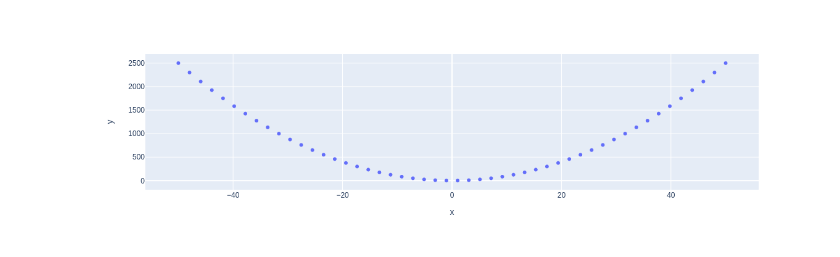
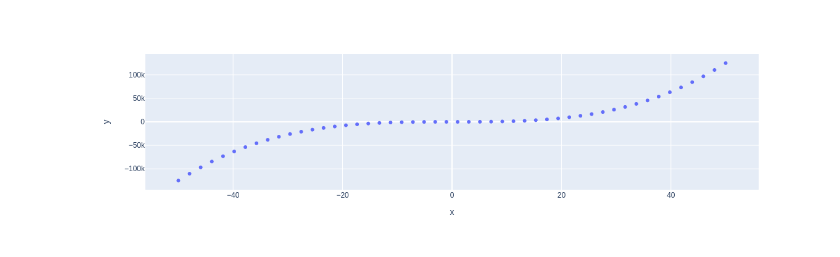
Before and after one commit to dialvare/my-notebooks-repo, a Jupyter notebook: experiment1.ipynb, the cells around one changed output. Drawn from its saved outputs; the diff is of its cells as text; code cells hidden in the pictures.

```diff
--- a/experiment1.ipynb
+++ b/experiment1.ipynb
@@ -4,7 +4,7 @@ import plotly.express as px
 
 x = np.linspace(start=-50, stop=50)
 
-y = x ** 2
+y = x ** 3
 
 fig = px.scatter(x=x, y=y)
 
@@ -14 +13 @@ fig.show()
-[figure, old version]
+[figure, new version]
```
Also changed, not shown: parts of 1 cell of this notebook.
